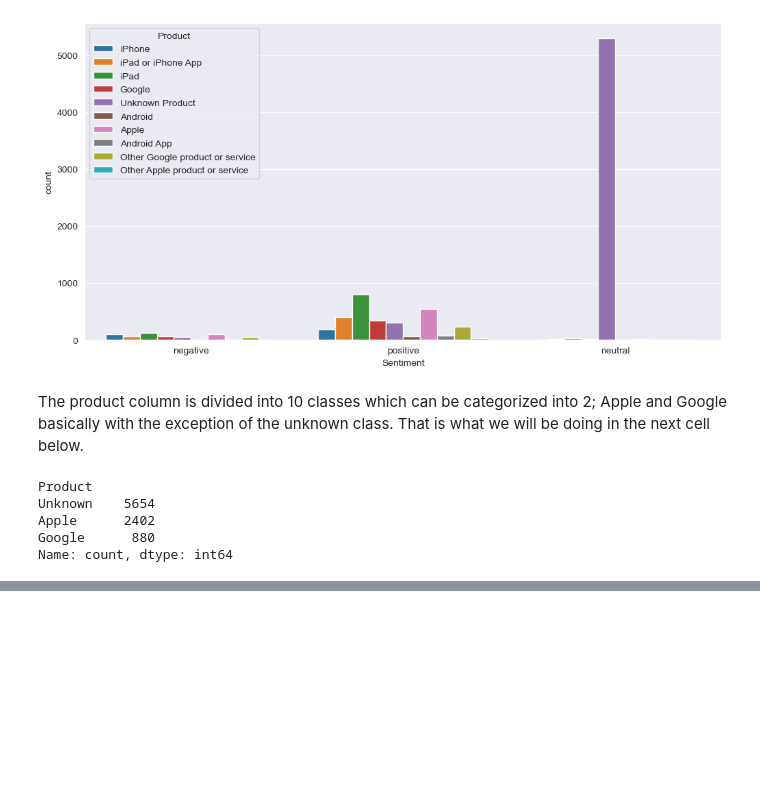
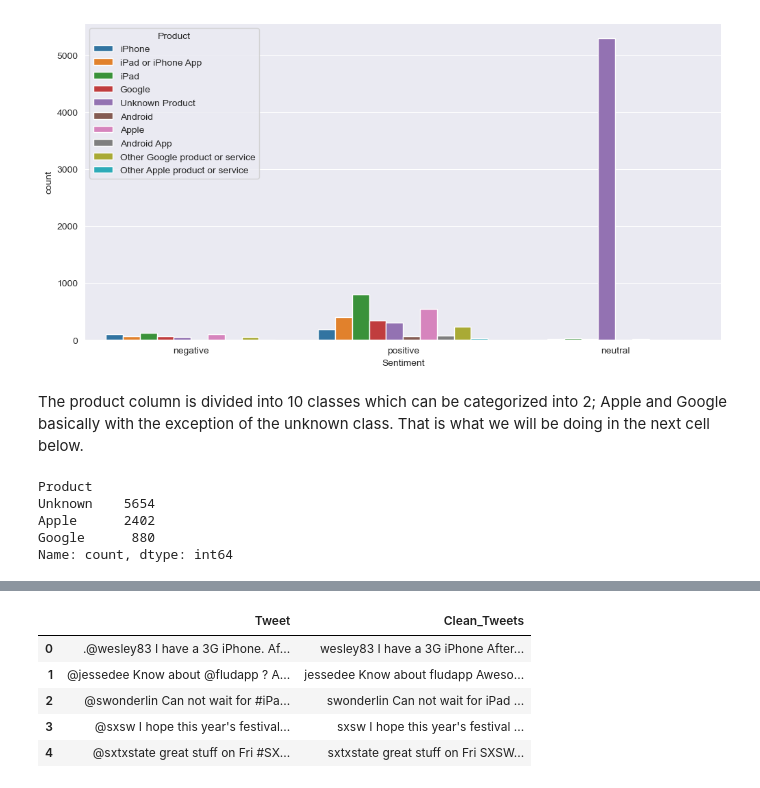
Before and after one commit to jgatharia/Phase_4_Project_, a Jupyter notebook: shamla.ipynb, the cells around one changed output, grey strips where cells are left out. Saved outputs shown, nothing was run; the diff lists cells and outputs as text; code cells hidden in the pictures; blank space fills up the shorter version.

```diff
--- a/shamla.ipynb
+++ b/shamla.ipynb
@@ -402,0 +477,21 @@ Text(0, 0.5, 'Count')
+# %%
+"""
+Ok so here we will apply the functions we have defined above to clean the tweets.
+In order to be on the safe side, we will create another column 'Clean_Tweets' and assign all the cleaned text to that column.
+Once we are sure we have done it all properly, we will drop the Tweet column and keep the Clean_Tweets.
+"""
+# Expanding the contracted words
+df_clean['Clean_Tweets'] = df['Tweet'].apply(expand_contractions)
+
+# Cleaning the text
+df_clean['Clean_Tweets'] = df_clean['Clean_Tweets'].apply(clean_text)
+
+# Comparing the result
+df_clean[['Tweet', 'Clean_Tweets']].head()
+# %% [output]
+|  | Tweet | Clean_Tweets |
+| 0 | .@wesley83 I have a 3G iPhone. Af... | wesley83 I have a 3G iPhone After... |
+| 1 | @jessedee Know about @fludapp ? A... | jessedee Know about fludapp Aweso... |
+| 2 | @swonderlin Can not wait for #iPa... | swonderlin Can not wait for iPad ... |
+| 3 | @sxsw I hope this year's festival... | sxsw I hope this year's festival ... |
+| 4 | @sxtxstate great stuff on Fri #SX... | sxtxstate great stuff on Fri SXSW... |
```
Also changed, not shown: parts of 9 cells of this notebook.
